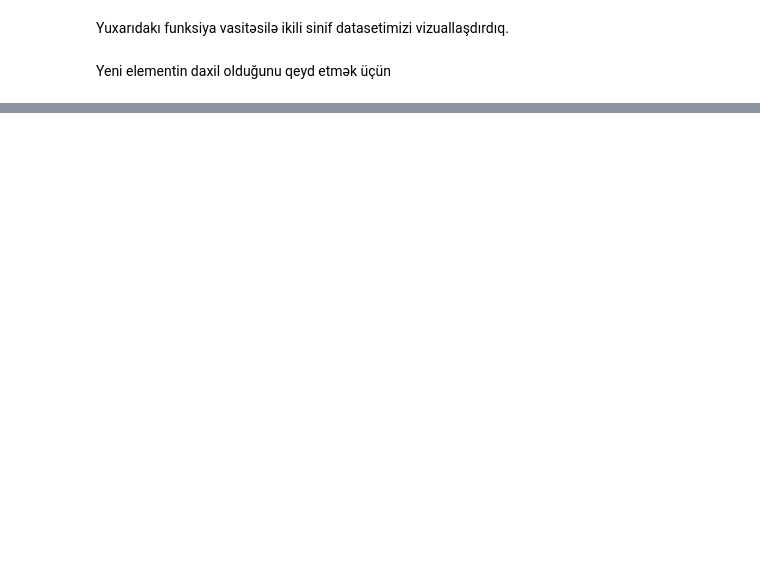
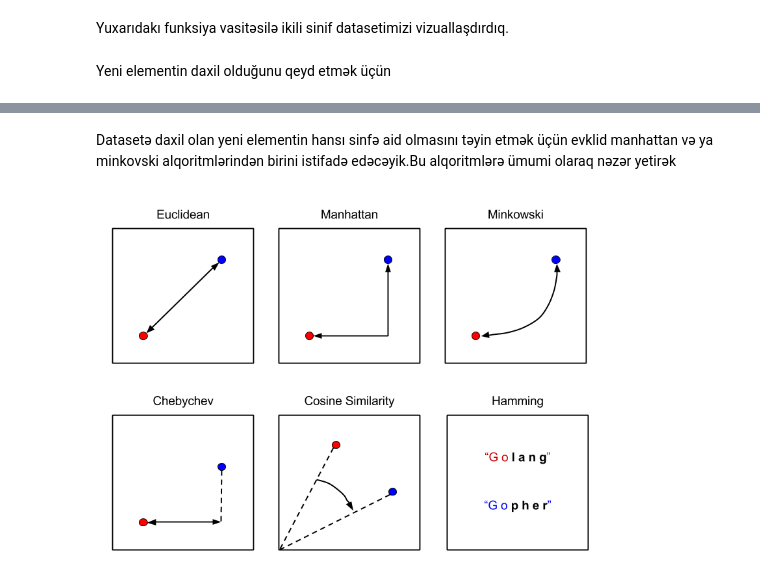
Before and after one commit to RashadGarayev/MachineLearningAZ, a Jupyter notebook: MachineLearningAz/Algorithm.ipynb, the cells around one changed output, grey strips where cells are left out. Drawn from its saved outputs; the diff is of its cells as text; code cells hidden in the pictures; blank space fills up the shorter version.

```diff
--- a/MachineLearningAz/Algorithm.ipynb
+++ b/MachineLearningAz/Algorithm.ipynb
@@ -127,0 +134,7 @@ PlotPoints(X,y,new_data)
+# %% [markdown]
+Datasetə daxil olan yeni elementin hansı sinfə aid olmasını təyin etmək üçün evklid manhattan və ya minkovski alqoritmlərindən birini istifadə edəcəyik.Bu alqoritmlərə ümumi olaraq nəzər yetirək
+# %%
+from IPython.display import Image
+Image(filename='image/qraf.png',width=512,height=512)
+# %% [output]
+[figure, added]
```
Also changed, not shown: parts of 13 cells of this notebook.
